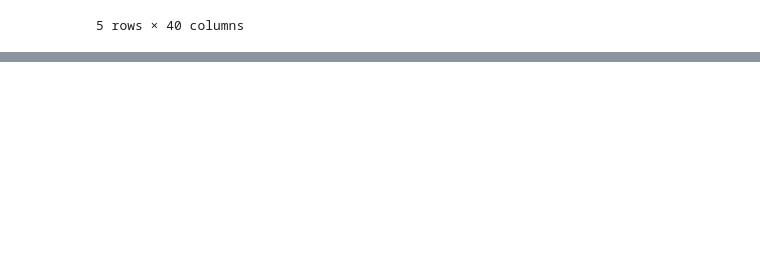
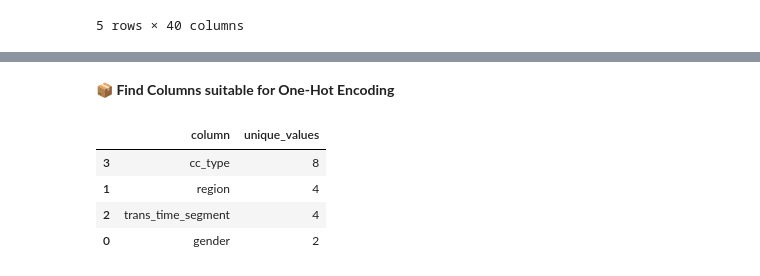
Before and after one commit to Myself-and-me/Credit_Card_Fraud_Detection, a Jupyter notebook: 04_ds18_ml-proj_feat-enginering.ipynb, the cells around one changed output, grey strips where cells are left out. Cells and saved outputs as stored; diff of their text form; code cells hidden in the pictures; blank space fills up the shorter version.

```diff
--- a/04_ds18_ml-proj_feat-enginering.ipynb
+++ b/04_ds18_ml-proj_feat-enginering.ipynb
@@ -343,0 +410,3 @@ df_feat_eng.head()
+# %%
+# Identify id-like columns
+identifier_cols = ['cc_num', 'acct_num', 'trans_num']
@@ -343,0 +493,22 @@ df_feat_eng.head()
+# %% [markdown]
+**📦 Find Columns suitable for One-Hot Encoding**
+# %%
+# Identify object columns with low cardinality suitable for one-hot encoding
+one_hot_candidates = [
+    col for col in df_feat_eng.columns
+    if df_feat_eng[col].dtype == 'object' and df_feat_eng[col].nunique() <= 10
+]
+
+# Create a summary of these columns with their unique value counts
+one_hot_summary = {
+    'column': one_hot_candidates,
+    'unique_values': [df_feat_eng[col].nunique() for col in one_hot_candidates]
+}
+
+pd.DataFrame(one_hot_summary).sort_values(by='unique_values', ascending=False)
+# %% [output]
+|  | column | unique_values |
+| 3 | cc_type | 8 |
+| 1 | region | 4 |
+| 2 | trans_time_segment | 4 |
+| 0 | gender | 2 |
```
Also changed, not shown: parts of 16 cells of this notebook.
